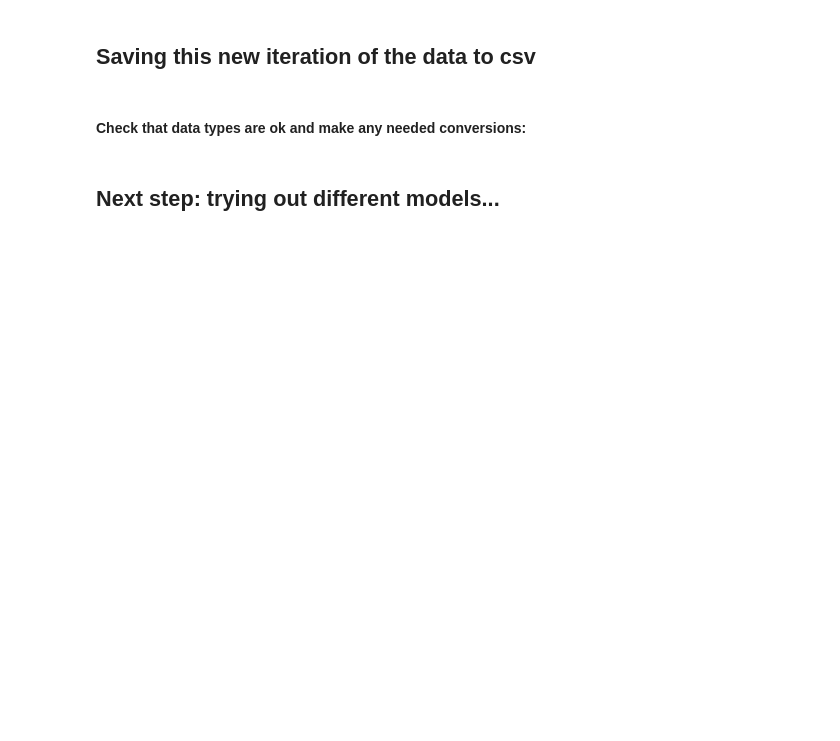
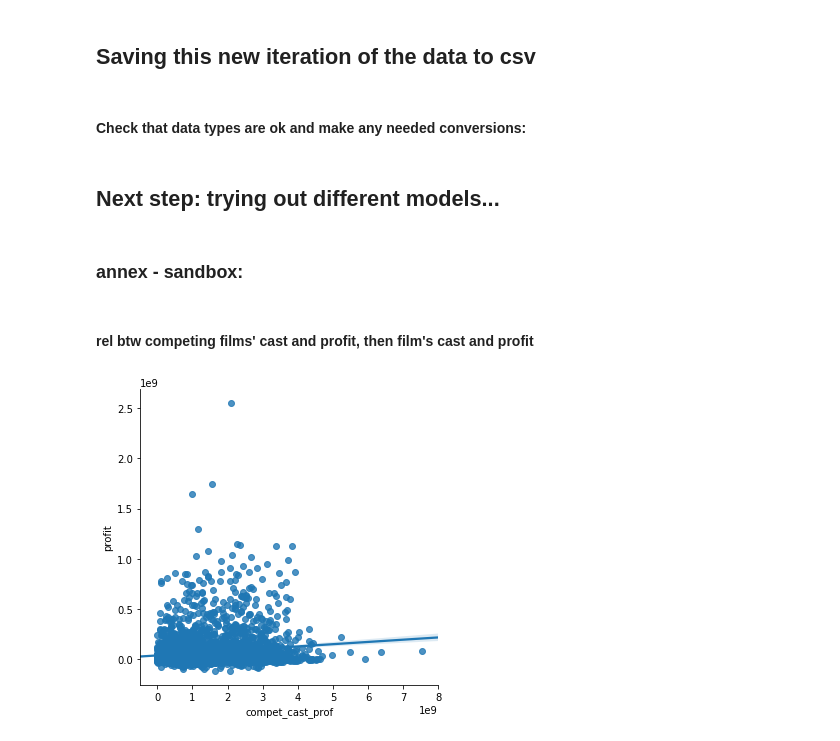
Before and after one commit to ryanlrappa/film-profit-prediction, a Jupyter notebook: jupyter_notebooks/5_EDA.ipynb, the cells around one changed output. Cells and saved outputs as stored; diff of their text form; code cells hidden in the pictures; blank space fills up the shorter version.

```diff
--- a/jupyter_notebooks/5_EDA.ipynb
+++ b/jupyter_notebooks/5_EDA.ipynb
@@ -233,12 +244,12 @@ def get_season(month):
     Winter (Nov-Dec,major Thanksgiving/Xmas movies)
     '''
     if month >= 1 and month <= 4:
-        return "Spring"
+        return "spring"
     if month >= 5 and month <= 7:
-        return "Summer"
+        return "summer"
     if month >= 8 and month <= 10:
-        return "Fall"
+        return "fall"
     if month >= 11 and month <= 12:
-        return "Winter"
+        return "winter"
 # %%
 df['season'] = df['month'].apply(get_season)  #func in cell above
@@ -247,2 +256,6 @@ df['season'] = df['month'].apply(get_season)  #func in cell above
+# %%
+df = pd.concat([df, pd.get_dummies(df['season'])], axis=1)
 # %% [markdown]
 ## Make dummy vars for genre
+# %%
+df = pd.concat([df, pd.get_dummies(df['genre'])], axis=1)
@@ -252,3 +274,15 @@ df['season'] = df['month'].apply(get_season)  #func in cell above
 #### Check that data types are ok and make any needed conversions:
 # %% [markdown]
 ## Next step: trying out different models...
+# %% [markdown]
+### annex - sandbox:
+# %% [markdown]
+#### rel btw competing films' cast and profit, then film's cast and profit
+# %%
+sns.lmplot('compet_cast_prof', 'profit', df)#, col='family_income_cat')#, col_wrap=2)
+# plt.ylim(0, 5)
+plt.show()
+
+## looks like random (and is pretty much the same when plotting compet. dir/writer):
+# %% [output]
+[figure, added]
```
Also changed, not shown: parts of 13 cells of this notebook.
